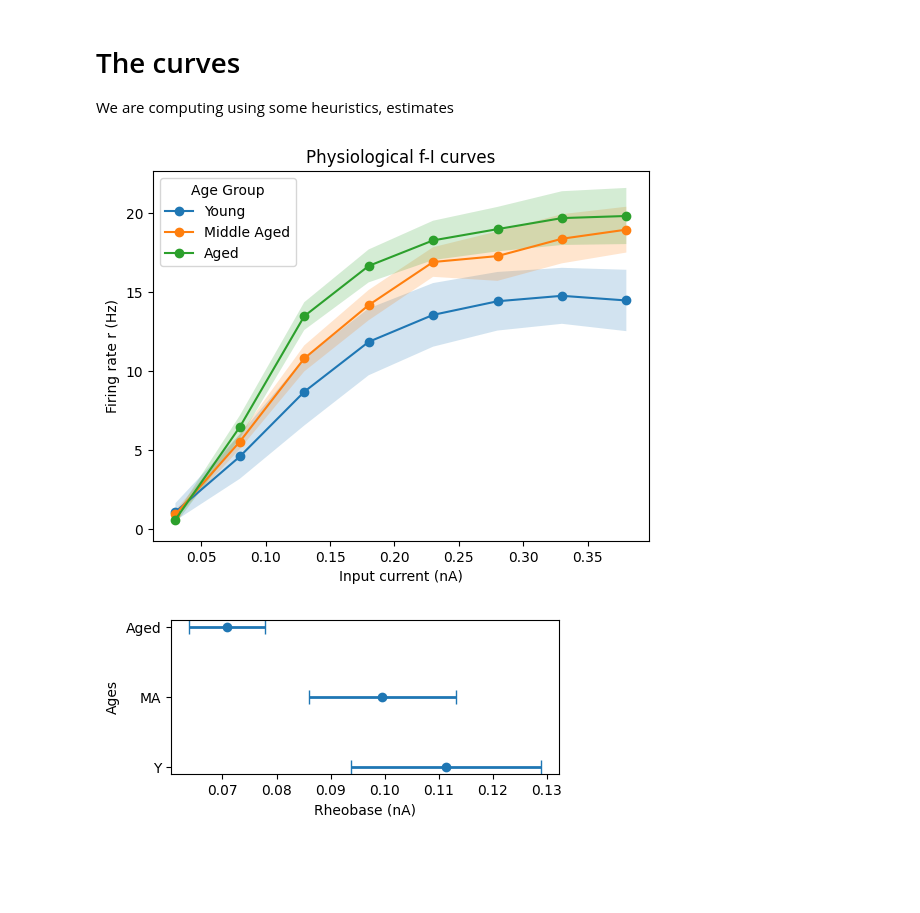
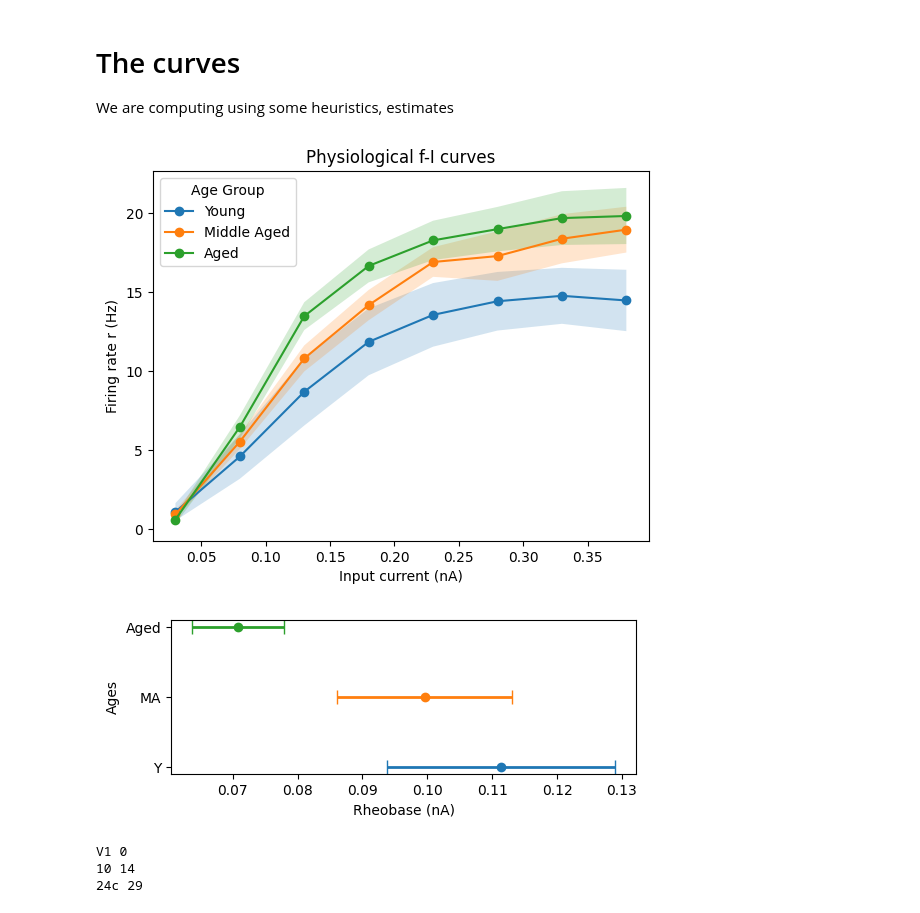
Before and after one commit to Davide537/Mathematical-Models, a Jupyter notebook: WM Model/FR aging.ipynb, the cells around one changed output. Saved outputs shown, nothing was run; the diff lists cells and outputs as text; code cells hidden in the pictures; blank space fills up the shorter version.

Commit message:
Before big change of hierarchy order

```diff
--- a/WM Model/FR aging.ipynb
+++ b/WM Model/FR aging.ipynb
@@ -48,11 +48,17 @@ plt.title(fr'Physiological f-I curves')
 plt.savefig(f'Fig/FI curve.svg', dpi=150, bbox_inches='tight')
 plt.show()
 
-plt.figure(figsize=(5,2))
 
 # Rheobase
-plt.errorbar(rheo_mean.values.squeeze() , age_order, xerr=rheo_sem.values.squeeze(),
-    fmt='o', capsize=5, linewidth=2)
+# plt.figure(figsize=(4,2))
+colors = ['tab:blue', 'tab:orange', 'tab:green']
+fig, ax = plt.subplots(figsize=(6, 2))
+for i, (m, s, age, c) in enumerate(zip(rheo_mean.values.squeeze(), rheo_sem.values.squeeze(), age_order, colors)):
+    ax.errorbar(m, i, xerr=s, fmt='o', capsize=5, linewidth=2, color=c)
+# plt.errorbar(rheo_mean.values.squeeze() , age_order, xerr=rheo_sem.values.squeeze(),
+# fmt='o', capsize=5, linewidth=2)
+ax.set_yticks(range(len(age_order)))
+ax.set_yticklabels(age_order)
 plt.ylabel("Ages")
 plt.xlabel("Rheobase (nA)")
 plt.savefig(f'Fig/rheobase.svg', dpi=150, bbox_inches='tight')
@@ -65,13 +71,14 @@ def phi_E(I, a_E, b_E, d_E):
 
 xc = np.linspace(0,1,100)
 
-s = 4
-
+s = 2
+area_list = np.array(['V1','V2','V4','DP','MT','8m','5','8l','2','TEO','F1','STPc','7A','46d','10','9/46v','9/46d','F5','TEpd','PBr','7m','LIP','F2','7B','ProM','STPi','F7','8b','STPr','24c'])
 plt.figure(figsize=(7,5))
 
 for j in range(s+1):
     i = round(j*(30-1)/s)
-    plt.plot(xc,phi_E(xc, np.linspace(135.5, 146.782, 30)[i], 54, 0.308), color='tab:orange')
+    plt.plot(xc,phi_E(xc, np.linspace(135.5, 139.746, 30)[i], 54, 0.308), color='tab:orange')
+    print(area_list[i],i)
 plt.title(fr'Transfer function $\phi_E$')
 plt.xlabel('Input current I (nA)')
 plt.ylabel('Firing rate r (Hz)')
@@ -82,39 +89,41 @@ plt.figure(figsize=(7,5))
 
 for j in range(s+1):
     i = round(j*(30-1)/s)
-    plt.plot(xc,phi_E(xc, np.linspace(136, 152.931, 30)[i], 54, 0.308), color='tab:green')
+    plt.plot(xc,phi_E(xc, np.linspace(136, 142.241, 30)[i], 54, 0.308), color='tab:green')
 plt.title(fr'Transfer function $\phi_E$')
 plt.xlabel('Input current I (nA)')
 plt.ylabel('Firing rate r (Hz)')
 plt.savefig(f'Fig/AFI.svg', dpi=150, bbox_inches='tight')
 plt.show()
 
 plt.figure(figsize=(7,5))
-
 plt.plot(xc,phi_E(xc, 135, 54, 0.308 ),label='Y')
-plt.plot(xc,phi_E(xc, 146.782, 54, 0.308 ),label='MA')
-plt.plot(xc,phi_E(xc, 152.931, 54, 0.308 ),label='A')
+plt.plot(xc,phi_E(xc, 139.746, 54, 0.308 ),label='MA')
+plt.plot(xc,phi_E(xc, 142.241, 54, 0.308 ),label='A')
 
 plt.legend()
 plt.title(fr'Transfer function $\phi_E$')
 plt.xlabel('Input current I (nA)')
 plt.ylabel('Firing rate r (Hz)')
 plt.savefig(f'Fig/FIchanges.svg', dpi=150, bbox_inches='tight')
 plt.show()
 
 plt.figure(figsize=(7,5))
 def phi_I(I, g_I, c_1, c_0, r0_I):
     return np.maximum((1 / g_I) * (c_1 * I - c_0) + r0_I, 0)
 
 plt.plot(xc,phi_E(xc, 135, 54, 0.308 ),label=r'$\phi_E$')
 plt.plot(xc,phi_I(xc, 4, 615, 177, 5.5 ),label=r'$\phi_I$')
 
 plt.legend()
-plt.title(fr'Transfer function $\phi_E$')
+plt.title(fr'Transfer functions')
 plt.xlabel('Input current I (nA)')
 plt.ylabel('Firing rate r (Hz)')
 plt.savefig(f'Fig/FIbases.svg', dpi=150, bbox_inches='tight')
 plt.show()
 # %% [output]
 [figure]
-[figure, old version]
+[figure, new version]
+V1 0
+10 14
+24c 29
```
Also changed, not shown: parts of 2 cells of this notebook, 14 other files.
